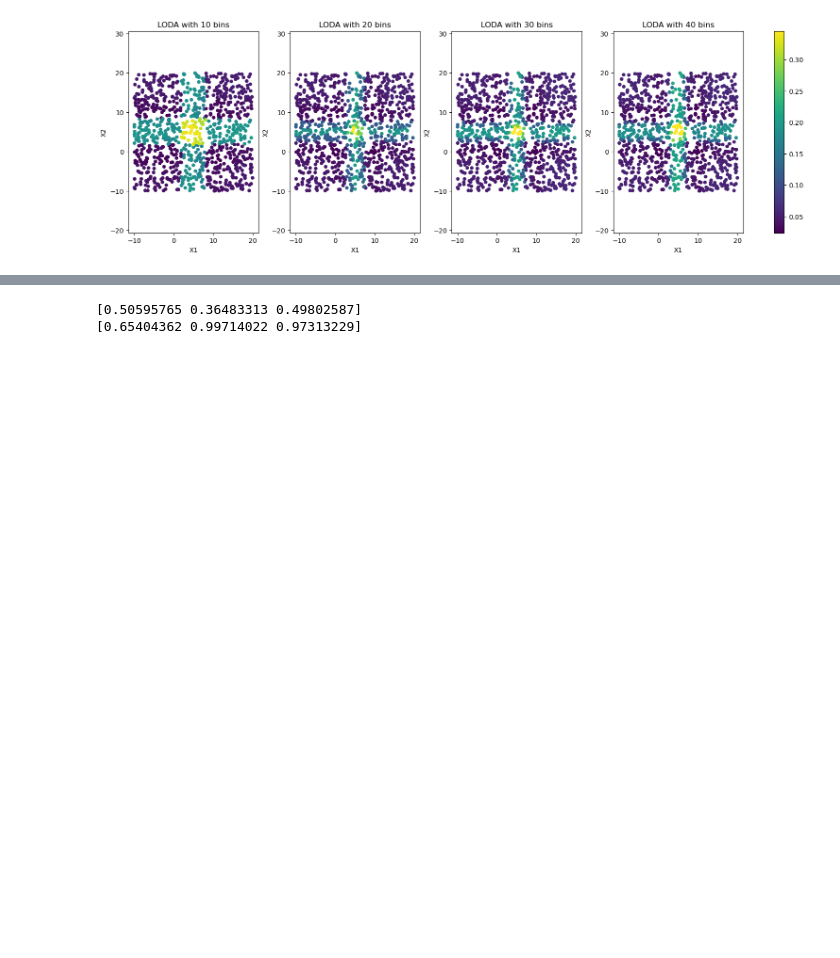
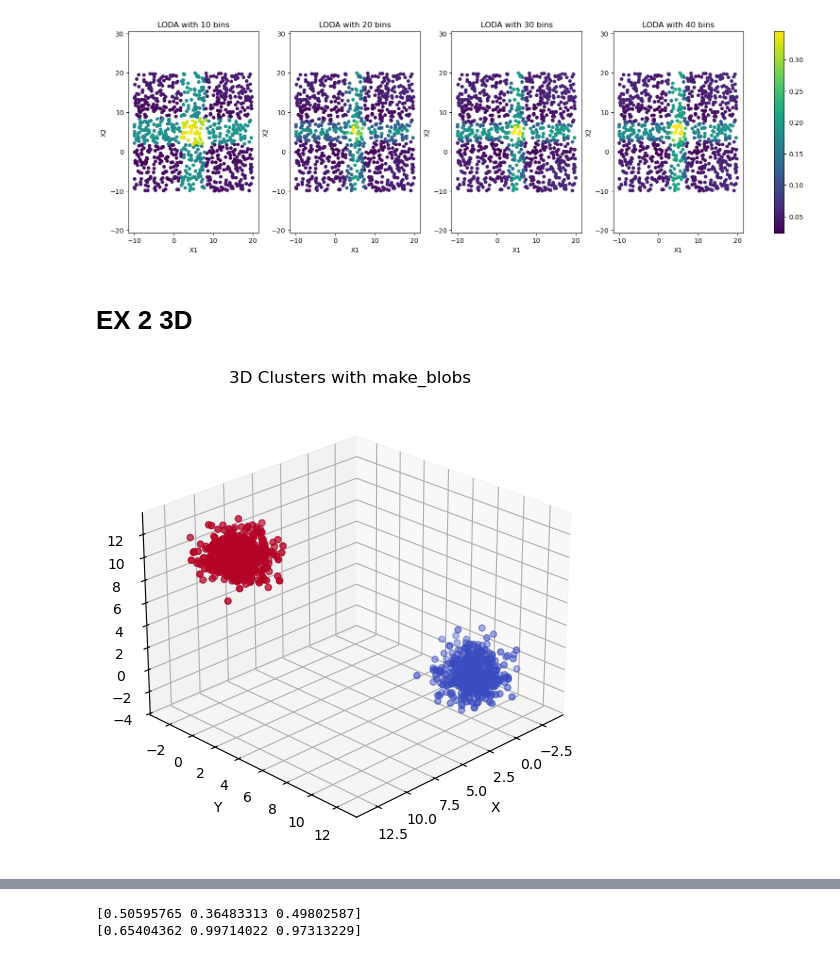
Before and after one commit to GabroveanuRazvan/Anomaly-Detection-Lab, a Jupyter notebook: lab3.ipynb, the cells around one changed output, grey strips where cells are left out. Drawn from its saved outputs; the diff is of its cells as text; code cells hidden in the pictures; blank space fills up the shorter version.

```diff
--- a/lab3.ipynb
+++ b/lab3.ipynb
@@ -248,3 +249,32 @@ plt.colorbar(axes[2].collections[0], ax=axes, orientation='vertical', fraction=0
 plt.show()
 # %% [output]
 [figure]
+# %% [markdown]
+# EX 2 3D
+# %%
+x, y = make_blobs(
+    n_samples=[500,500],
+    centers=[(0,10,0), (10,0,10)],
+    cluster_std=[1,1],
+    n_features=3,
+    random_state=9000,
+)
+
+rng = np.random.default_rng(9000)
+
+x_test = rng.uniform(low=-10,high=20,size=(1000,3))
+
+fig = plt.figure(figsize=(8, 6))
+ax = fig.add_subplot(111, projection='3d')
+
+ax.scatter(x[:, 0], x[:, 1], x[:, 2], c=y, cmap='coolwarm', s=20)
+
+ax.set_title("3D Clusters with make_blobs")
+ax.set_xlabel("X")
+ax.set_ylabel("Y")
+ax.set_zlabel("Z")
+ax.view_init(elev=25, azim=45)
+
+plt.show()
+# %% [output]
+[figure, added]
```
Also changed, not shown: parts of 8 cells of this notebook.
